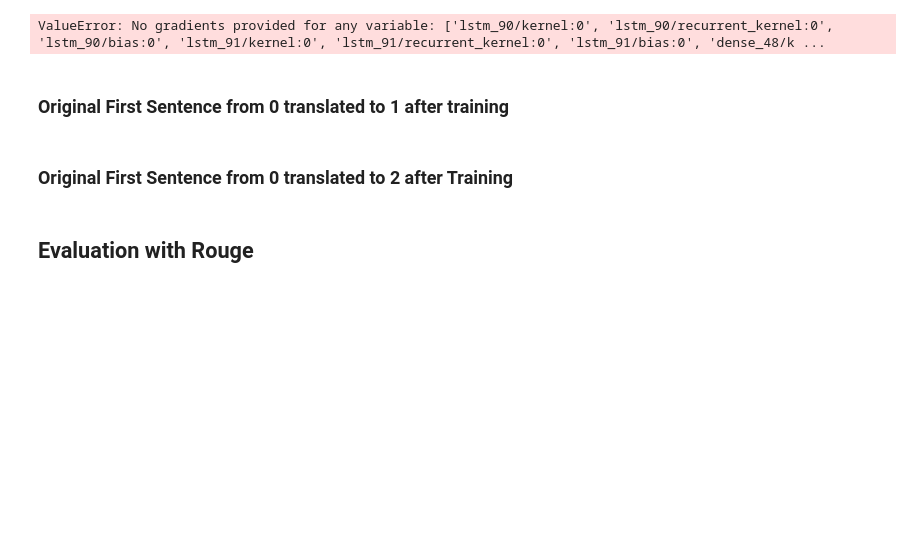
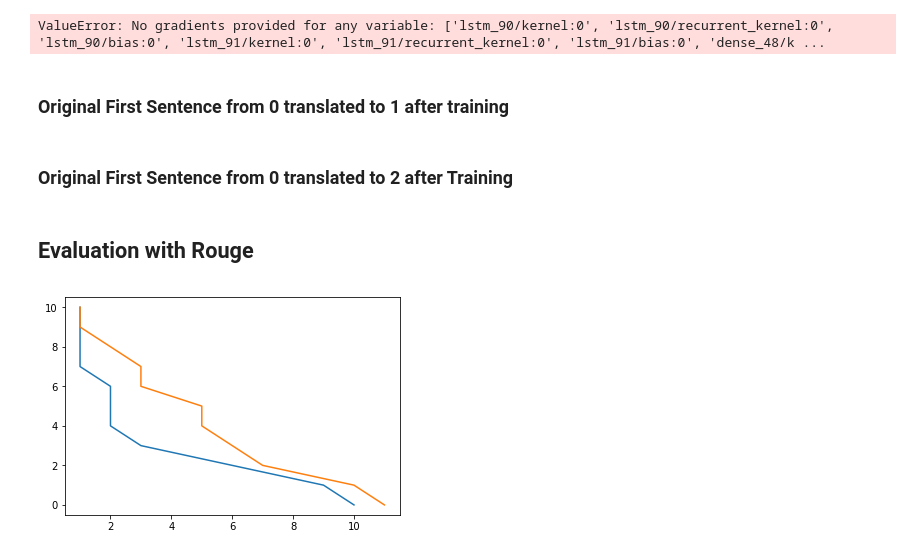
Before and after one commit to marcusdaly/style, a Jupyter notebook: Model-BetterGenerationAttempt.ipynb, the cells around one changed output. Saved outputs shown, nothing was run; the diff lists cells and outputs as text; code cells hidden in the pictures; blank space fills up the shorter version.

Commit message:
better success and learning curve plotting

```diff
--- a/Model-BetterGenerationAttempt.ipynb
+++ b/Model-BetterGenerationAttempt.ipynb
@@ -638,3 +638,13 @@ def evaluate(articles, encoders, decoders):
                 print()
 # %%
 evaluate(samples, encoders, decoders)
+# %%
+losses1 = [10, 9, 6, 3, 2, 2, 2, 1, 1, 1, 1]
+losses2 = [11, 10, 7, 6, 5, 5, 3, 3, 2, 1, 1]
+
+import matplotlib.pyplot as plt
+
+plt.plot(range(len(losses1)), losses1, losses2, range(len(losses2)))
+plt.show()
+# %% [output]
+[figure, added]
```
Also changed, not shown: 1 other file.
